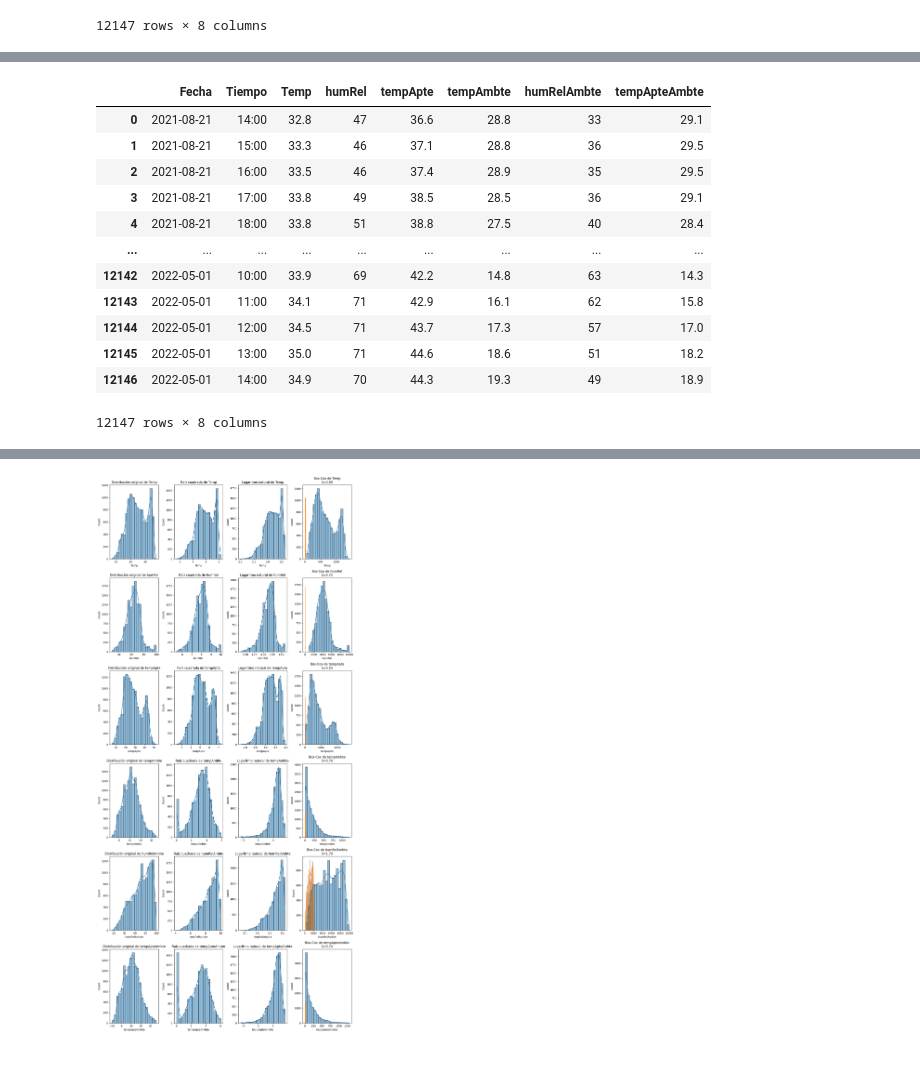
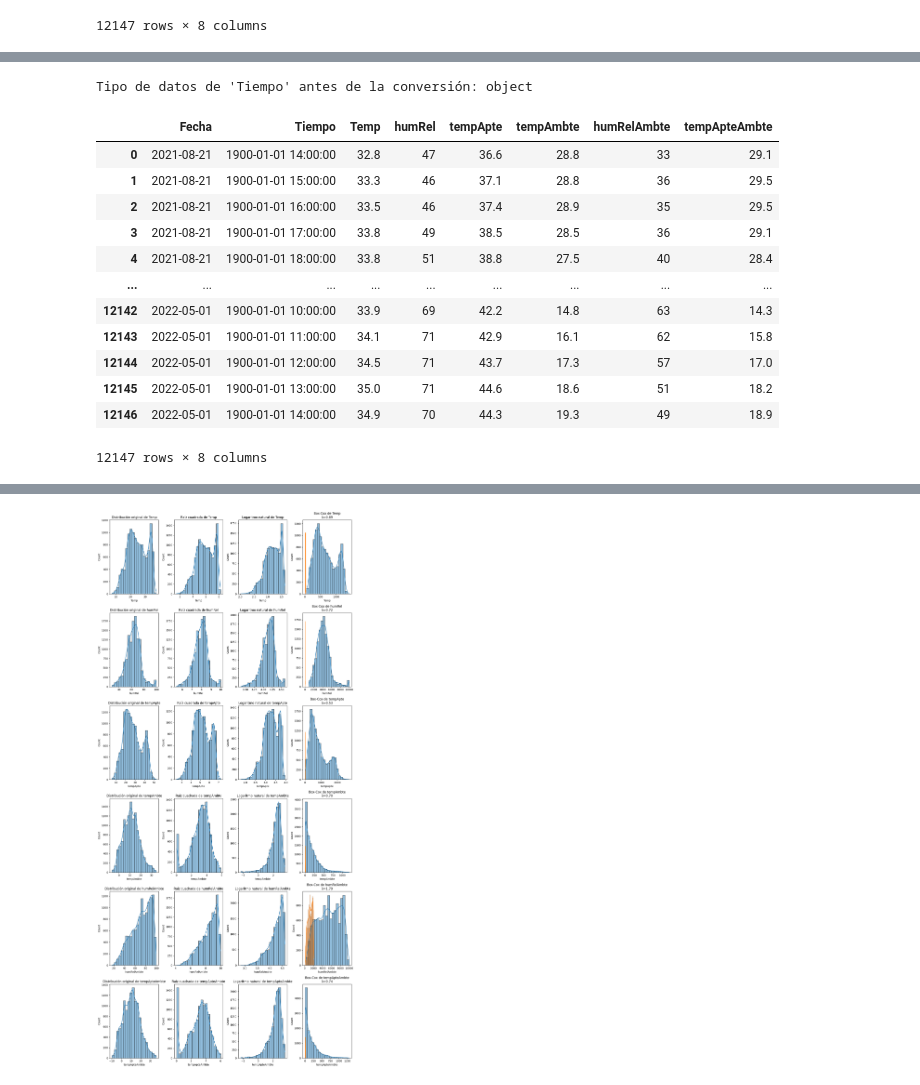
Before and after one commit to Samave02/HoneyTic-, a Jupyter notebook: Beehives/beehives.ipynb, the cells around one changed output, grey strips where cells are left out. Saved outputs shown, nothing was run; the diff lists cells and outputs as text; code cells hidden in the pictures.

```diff
--- a/Beehives/beehives.ipynb
+++ b/Beehives/beehives.ipynb
@@ -162,22 +162,31 @@ Data columns (total 8 columns):
  7   tempApteAmbte  12147 non-null  float64
 dtypes: float64(4), int64(2), object(2)
 memory usage: 759.3+ KB
+# %%
+# Verificar el tipo de datos antes de la conversión
+print("Tipo de datos de 'Tiempo' antes de la conversión:", df_hive_copy['Tiempo'].dtype)
+# %% [output]
+Tipo de datos de 'Tiempo' antes de la conversión: object
 # %%
 # Intenta convertir la columna 'Fecha' al formato de fecha
 df_hive_copy['Fecha'] = pd.to_datetime(df_hive_copy['Fecha'], format='%d.%m.%Y', errors='coerce')
+
+# Convertir la columna 'Tiempo' a datetime
+df_hive_copy['Tiempo'] = pd.to_datetime(df_hive_copy['Tiempo'], format='%H:%M')
+
 # Muestra las primeras filas del DataFrame para verificar la conversión
 df_hive_copy
 # %% [output]
 |  | Fecha | Tiempo | Temp | humRel | tempApte | tempAmbte | humRelAmbte | tempApteAmbte |
-| 0 | 2021-08-21 | 14:00 | 32.8 | 47 | 36.6 | 28.8 | 33 | 29.1 |
-| 1 | 2021-08-21 | 15:00 | 33.3 | 46 | 37.1 | 28.8 | 36 | 29.5 |
-| 2 | 2021-08-21 | 16:00 | 33.5 | 46 | 37.4 | 28.9 | 35 | 29.5 |
-| 3 | 2021-08-21 | 17:00 | 33.8 | 49 | 38.5 | 28.5 | 36 | 29.1 |
-| 4 | 2021-08-21 | 18:00 | 33.8 | 51 | 38.8 | 27.5 | 40 | 28.4 |
+| 0 | 2021-08-21 | 1900-01-01 14:00:00 | 32.8 | 47 | 36.6 | 28.8 | 33 | 29.1 |
+| 1 | 2021-08-21 | 1900-01-01 15:00:00 | 33.3 | 46 | 37.1 | 28.8 | 36 | 29.5 |
+| 2 | 2021-08-21 | 1900-01-01 16:00:00 | 33.5 | 46 | 37.4 | 28.9 | 35 | 29.5 |
+| 3 | 2021-08-21 | 1900-01-01 17:00:00 | 33.8 | 49 | 38.5 | 28.5 | 36 | 29.1 |
+| 4 | 2021-08-21 | 1900-01-01 18:00:00 | 33.8 | 51 | 38.8 | 27.5 | 40 | 28.4 |
 | ... | ... | ... | ... | ... | ... | ... | ... | ... |
-| 12142 | 2022-05-01 | 10:00 | 33.9 | 69 | 42.2 | 14.8 | 63 | 14.3 |
-| 12143 | 2022-05-01 | 11:00 | 34.1 | 71 | 42.9 | 16.1 | 62 | 15.8 |
-| 12144 | 2022-05-01 | 12:00 | 34.5 | 71 | 43.7 | 17.3 | 57 | 17.0 |
-| 12145 | 2022-05-01 | 13:00 | 35.0 | 71 | 44.6 | 18.6 | 51 | 18.2 |
-| 12146 | 2022-05-01 | 14:00 | 34.9 | 70 | 44.3 | 19.3 | 49 | 18.9 |
+| 12142 | 2022-05-01 | 1900-01-01 10:00:00 | 33.9 | 69 | 42.2 | 14.8 | 63 | 14.3 |
+| 12143 | 2022-05-01 | 1900-01-01 11:00:00 | 34.1 | 71 | 42.9 | 16.1 | 62 | 15.8 |
+| 12144 | 2022-05-01 | 1900-01-01 12:00:00 | 34.5 | 71 | 43.7 | 17.3 | 57 | 17.0 |
+| 12145 | 2022-05-01 | 1900-01-01 13:00:00 | 35.0 | 71 | 44.6 | 18.6 | 51 | 18.2 |
+| 12146 | 2022-05-01 | 1900-01-01 14:00:00 | 34.9 | 70 | 44.3 | 19.3 | 49 | 18.9 |
 12147 rows × 8 columns
```
Also changed, not shown: parts of 5 cells of this notebook.
